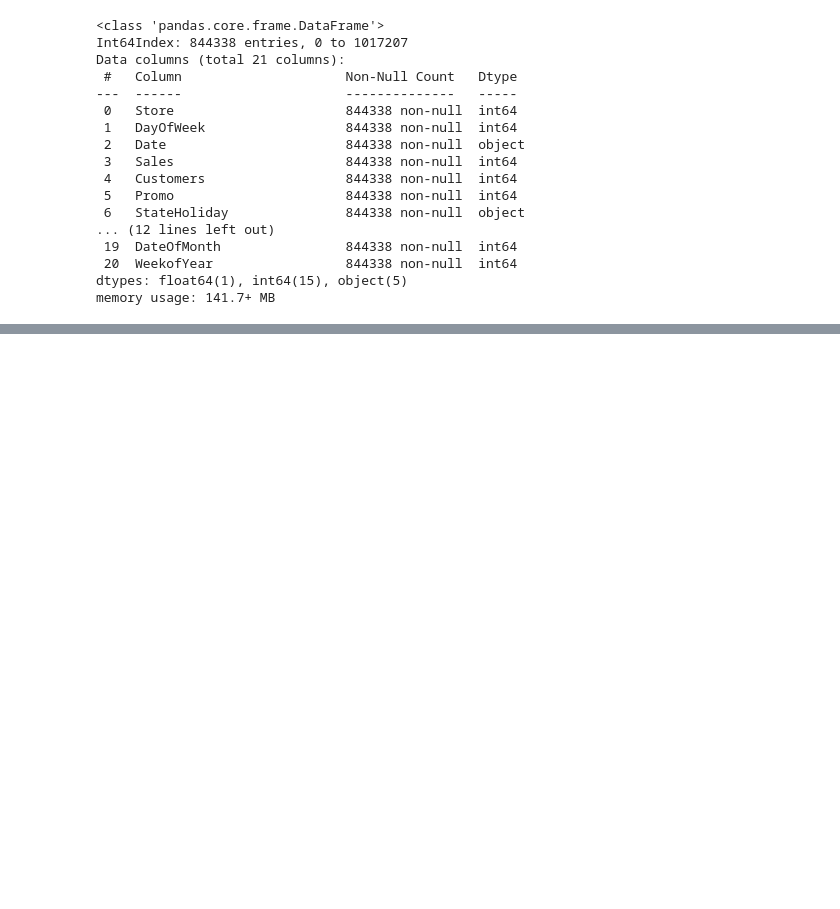
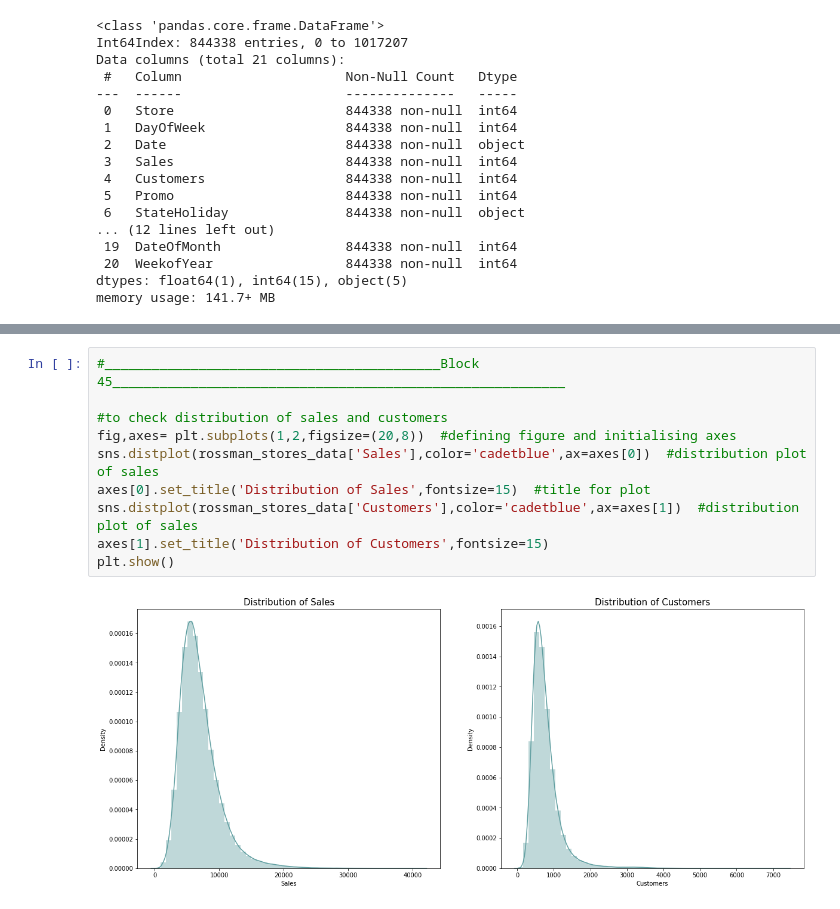
Before and after one commit to smriti192002/Rossmann--Sales--Prediction, a Jupyter notebook: Rossmann_Sales_Prediction.ipynb, the cells around one changed output, grey strips where cells are left out. Saved outputs shown, nothing was run; the diff lists cells and outputs as text; blank space fills up the shorter version.

```diff
--- a/Rossmann_Sales_Prediction.ipynb
+++ b/Rossmann_Sales_Prediction.ipynb
@@ -678,0 +702,12 @@ memory usage: 141.7+ MB
+# %%
+#___________________________________________Block 45__________________________________________________________
+
+#to check distribution of sales and customers
+fig,axes= plt.subplots(1,2,figsize=(20,8))  #defining figure and initialising axes
+sns.distplot(rossman_stores_data['Sales'],color='cadetblue',ax=axes[0])  #distribution plot of sales
+axes[0].set_title('Distribution of Sales',fontsize=15)  #title for plot
+sns.distplot(rossman_stores_data['Customers'],color='cadetblue',ax=axes[1])  #distribution plot of sales
+axes[1].set_title('Distribution of Customers',fontsize=15)
+plt.show()
+# %% [output]
+[figure, added]
```
Also changed, not shown: parts of 16 cells of this notebook.
